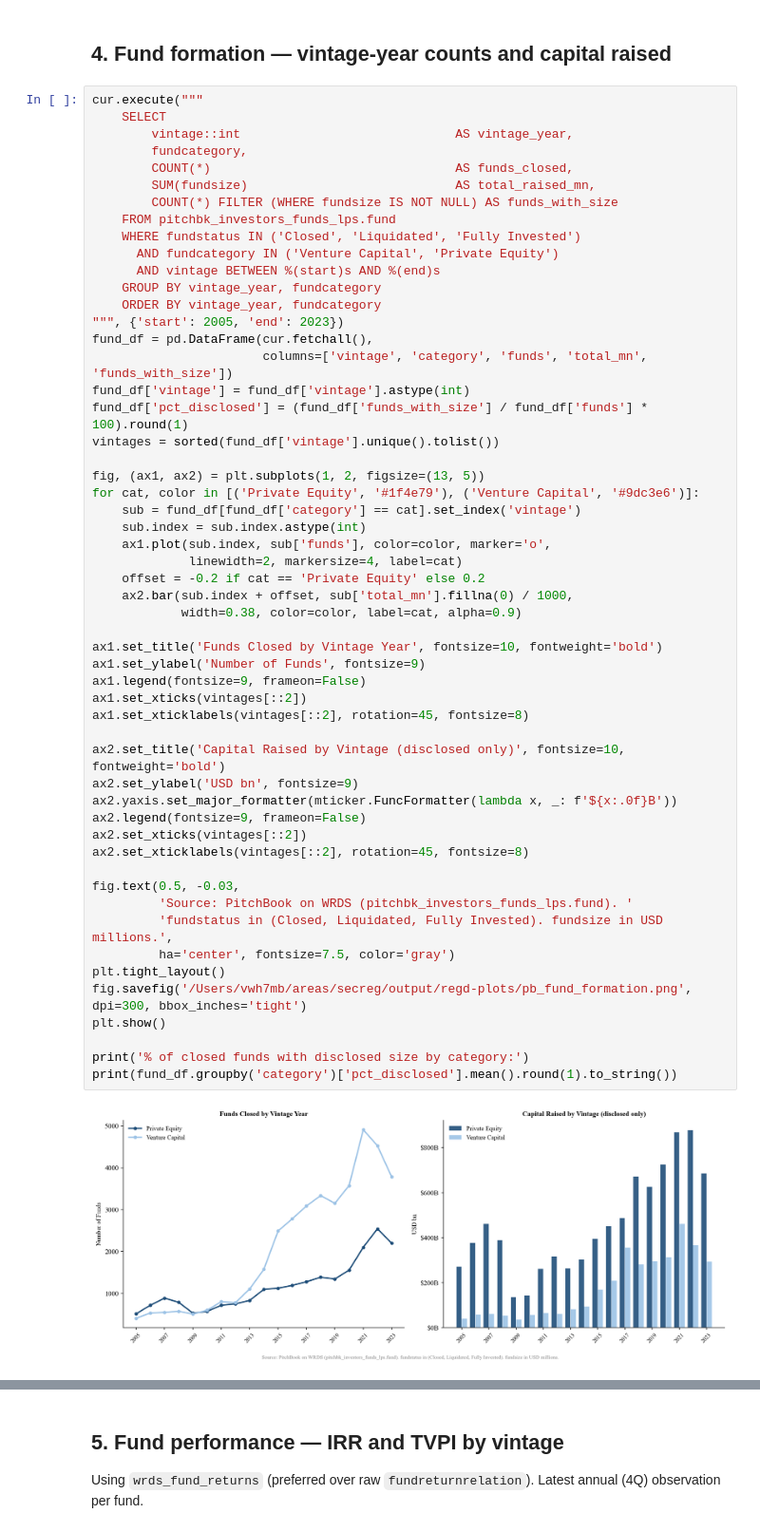
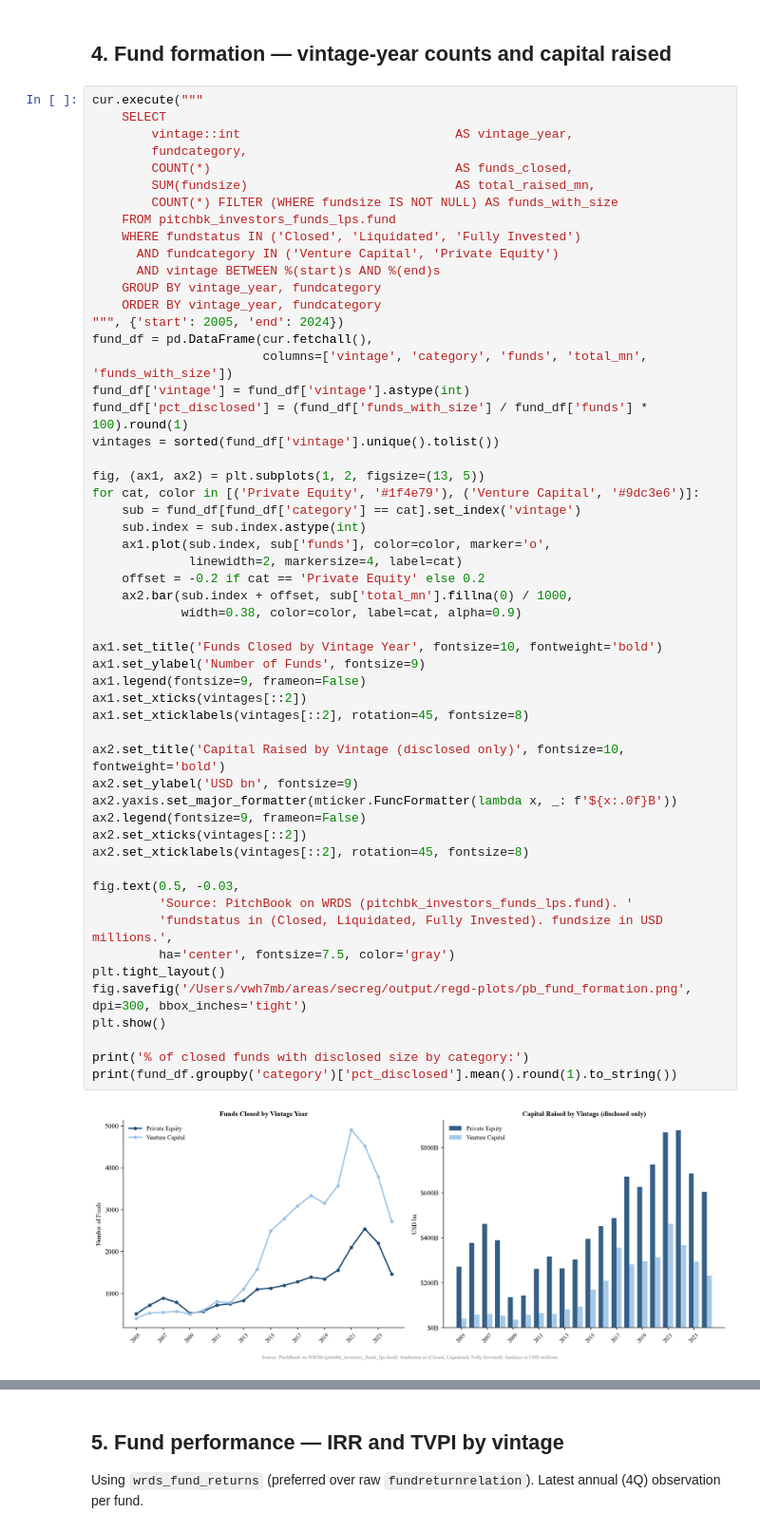
Before and after one commit to edwinhu/claude-plugins, a Jupyter notebook: skills/wrds/examples/pitchbook_eda.ipynb, the cells around one changed output, grey strips where cells are left out. Shown at 95% size. Saved outputs shown, nothing was run; the diff lists cells and outputs as text.

```diff
--- a/skills/wrds/examples/pitchbook_eda.ipynb
+++ b/skills/wrds/examples/pitchbook_eda.ipynb
@@ -235,7 +235,7 @@ cur.execute("""
       AND vintage BETWEEN %(start)s AND %(end)s
     GROUP BY vintage_year, fundcategory
     ORDER BY vintage_year, fundcategory
-""", {'start': 2005, 'end': 2023})
+""", {'start': 2005, 'end': 2024})
 fund_df = pd.DataFrame(cur.fetchall(),
                        columns=['vintage', 'category', 'funds', 'total_mn', 'funds_with_size'])
 fund_df['vintage'] = fund_df['vintage'].astype(int)
@@ -249,33 +249,33 @@ for cat, color in [('Private Equity', '#1f4e79'), ('Venture Capital', '#9dc3e6')
     ax1.plot(sub.index, sub['funds'], color=color, marker='o',
              linewidth=2, markersize=4, label=cat)
     offset = -0.2 if cat == 'Private Equity' else 0.2
     ax2.bar(sub.index + offset, sub['total_mn'].fillna(0) / 1000,
             width=0.38, color=color, label=cat, alpha=0.9)
 
 ax1.set_title('Funds Closed by Vintage Year', fontsize=10, fontweight='bold')
 ax1.set_ylabel('Number of Funds', fontsize=9)
 ax1.legend(fontsize=9, frameon=False)
 ax1.set_xticks(vintages[::2])
 ax1.set_xticklabels(vintages[::2], rotation=45, fontsize=8)
 
 ax2.set_title('Capital Raised by Vintage (disclosed only)', fontsize=10, fontweight='bold')
 ax2.set_ylabel('USD bn', fontsize=9)
 ax2.yaxis.set_major_formatter(mticker.FuncFormatter(lambda x, _: f'${x:.0f}B'))
 ax2.legend(fontsize=9, frameon=False)
 ax2.set_xticks(vintages[::2])
 ax2.set_xticklabels(vintages[::2], rotation=45, fontsize=8)
 
 fig.text(0.5, -0.03,
          'Source: PitchBook on WRDS (pitchbk_investors_funds_lps.fund). '
          'fundstatus in (Closed, Liquidated, Fully Invested). fundsize in USD millions.',
          ha='center', fontsize=7.5, color='gray')
 plt.tight_layout()
 fig.savefig('/Users/vwh7mb/areas/secreg/output/regd-plots/pb_fund_formation.png', dpi=300, bbox_inches='tight')
 plt.show()
 
 print('% of closed funds with disclosed size by category:')
 print(fund_df.groupby('category')['pct_disclosed'].mean().round(1).to_string())
 # %% [output]
-[figure, old version]
+[figure, new version]
 % of closed funds with disclosed size by category:
 category
```
Also changed, not shown: parts of 5 cells of this notebook, 1 other file.
